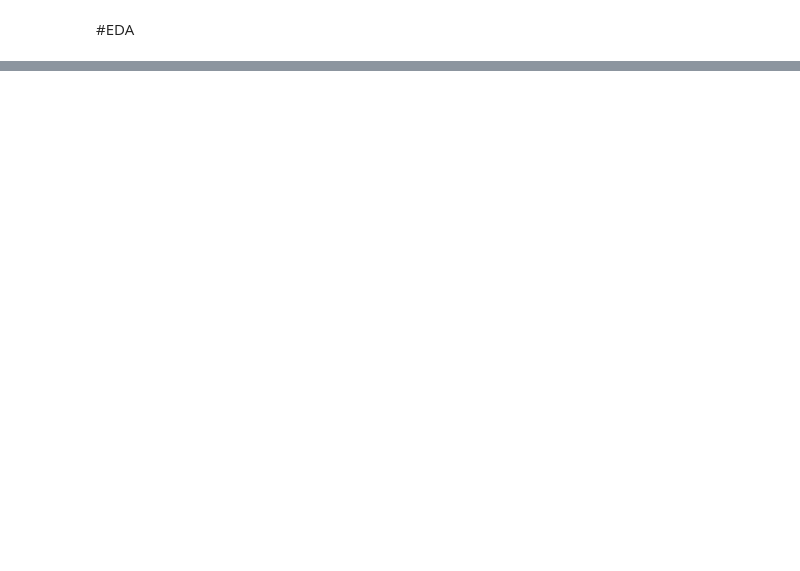
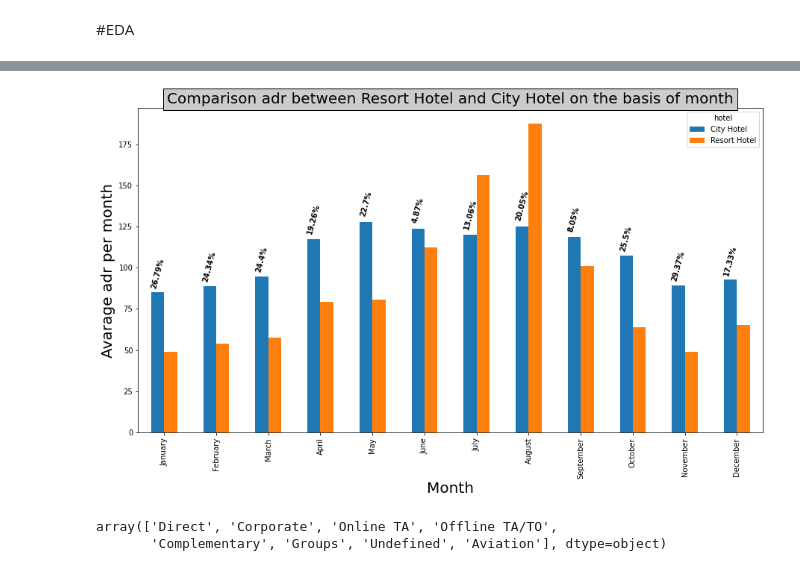
Before and after one commit to gauriagarwal18/Hotel_Booking_Analysis, a Jupyter notebook: Hotel_Booking.ipynb, the cells around one changed output, grey strips where cells are left out. Saved outputs shown, nothing was run; the diff lists cells and outputs as text; code cells hidden in the pictures; blank space fills up the shorter version.

```diff
--- a/Hotel_Booking.ipynb
+++ b/Hotel_Booking.ipynb
@@ -136,0 +171,4 @@ hotels.shape
+# %%
+monthly_adr =hotels.groupby(['arrival_date_month','hotel'])['adr'].mean().unstack()
+monthly_adr = monthly_adr.reindex(['January','February','March', 'April', 'May', 'June', 'July', 'August', 'September', 'October', 'November', 'December'])
+monthly_adr
@@ -136,0 +190,3 @@ hotels.shape
+# %%
+monthly_adr['percentage_diff'] = round((abs(monthly_adr['City Hotel'] - monthly_adr['Resort Hotel'])/(monthly_adr['City Hotel'] + monthly_adr['Resort Hotel']))*100,2)
+monthly_adr
@@ -136,0 +208,21 @@ hotels.shape
+# %%
+monthly_adr_graph = monthly_adr.plot(kind = 'bar', y = ['City Hotel','Resort Hotel'], figsize =(15,8))
+plt.title('Comparison adr between Resort Hotel and City Hotel on the basis of month',bbox={'facecolor':'0.8', 'pad':5}, fontsize = 20)
+plt.ylabel('Avarage adr per month',fontsize = 20)
+plt.xlabel('Month',fontsize = 20)
+
+i = 0
+for p in monthly_adr_graph.patches[0:12]:
+  width = p.get_width()
+  height = p.get_height()
+  x, y = p.get_xy()
+  plt.text(x+width/2, y+height*1.03,str(monthly_adr.percentage_diff[i])+'%',ha='center',weight='bold',rotation=75)
+  i+=1
+plt.show()
+# %% [output]
+[figure, added]
+# %%
+hotels['market_segment'].unique()
+# %% [output]
+array(['Direct', 'Corporate', 'Online TA', 'Offline TA/TO',
+       'Complementary', 'Groups', 'Undefined', 'Aviation'], dtype=object)
```
Also changed, not shown: parts of 33 cells of this notebook.
